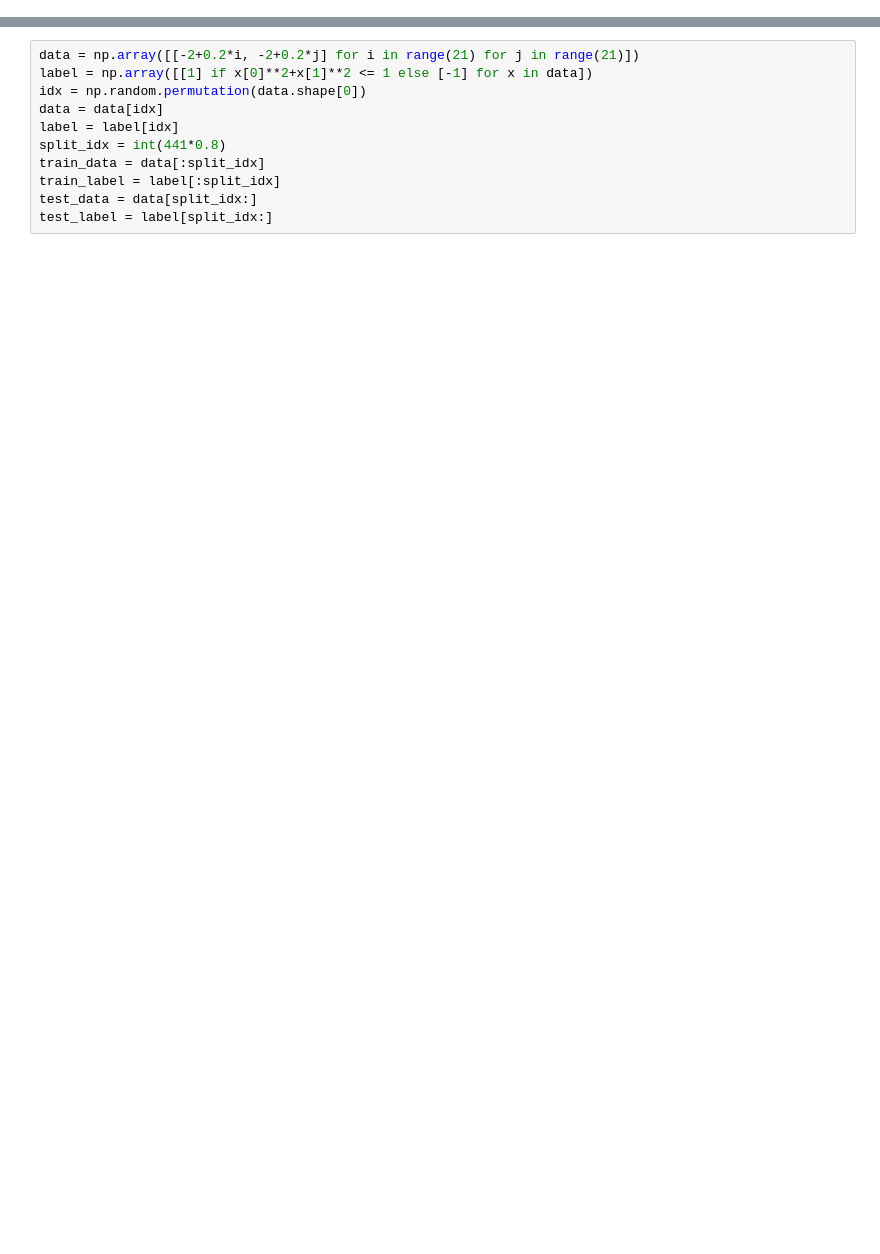
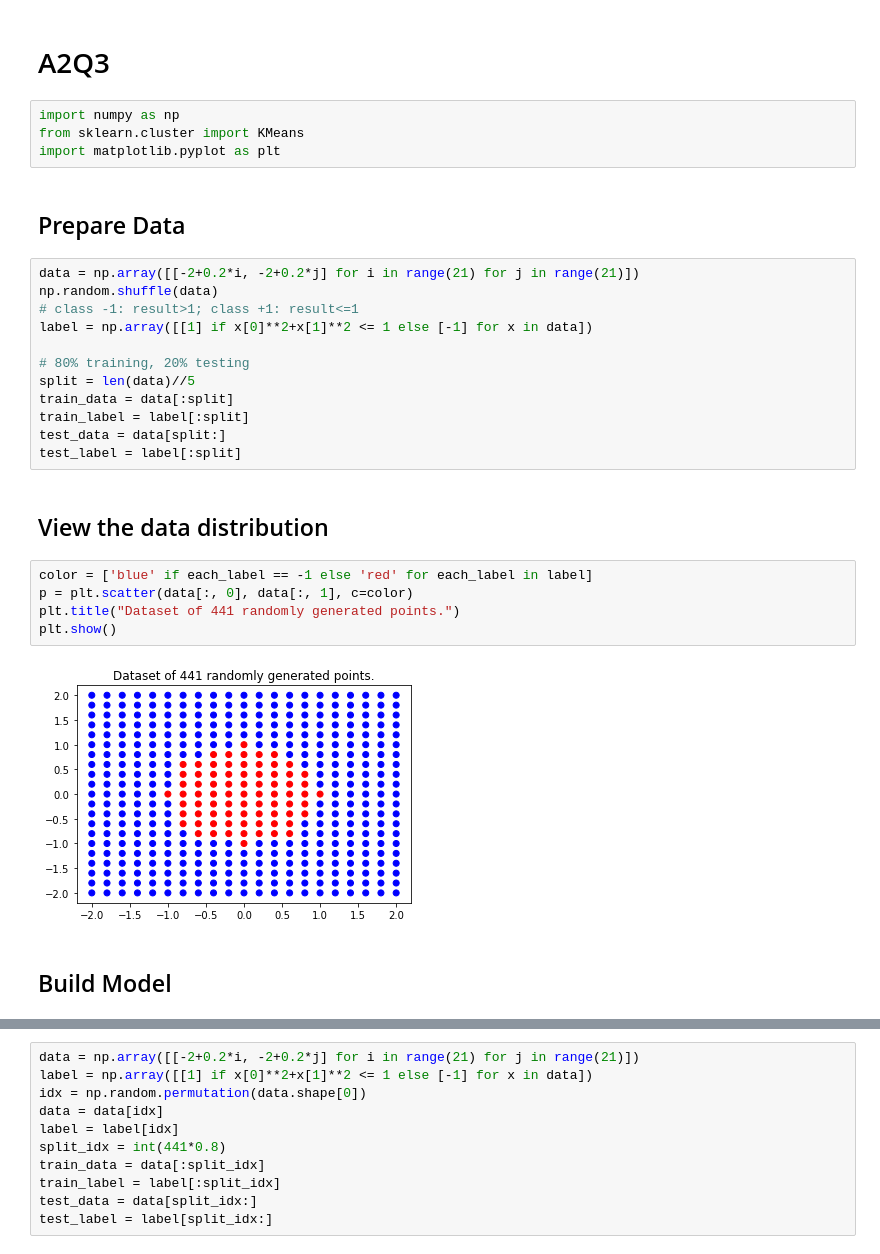
Before and after one commit to ZhenGong1997/ece657, a Jupyter notebook: A2/A2Q3.ipynb, the cells around one changed output, grey strips where cells are left out. Saved outputs shown, nothing was run; the diff lists cells and outputs as text; blank space fills up the shorter version.

Commit message:
update get data

```diff
--- a/A2/A2Q3.ipynb
+++ b/A2/A2Q3.ipynb
@@ -1 +1,32 @@
+# %% [markdown]
+# A2Q3
+# %%
+import numpy as np
+from sklearn.cluster import KMeans
+import matplotlib.pyplot as plt
+# %% [markdown]
+## Prepare Data
+# %%
+data = np.array([[-2+0.2*i, -2+0.2*j] for i in range(21) for j in range(21)])
+np.random.shuffle(data)
+# class -1: result>1; class +1: result<=1
+label = np.array([[1] if x[0]**2+x[1]**2 <= 1 else [-1] for x in data])
+
+# 80% training, 20% testing
+split = len(data)//5
+train_data = data[:split]
+train_label = label[:split]
+test_data = data[split:]
+test_label = label[:split]
+# %% [markdown]
+## View the data distribution
+# %%
+color = ['blue' if each_label == -1 else 'red' for each_label in label]
+p = plt.scatter(data[:, 0], data[:, 1], c=color)
+plt.title("Dataset of 441 randomly generated points.")
+plt.show()
+# %% [output]
+[figure, added]
+# %% [markdown]
+## Build Model
 # %%
```
Also changed, not shown: parts of 2 cells of this notebook.
